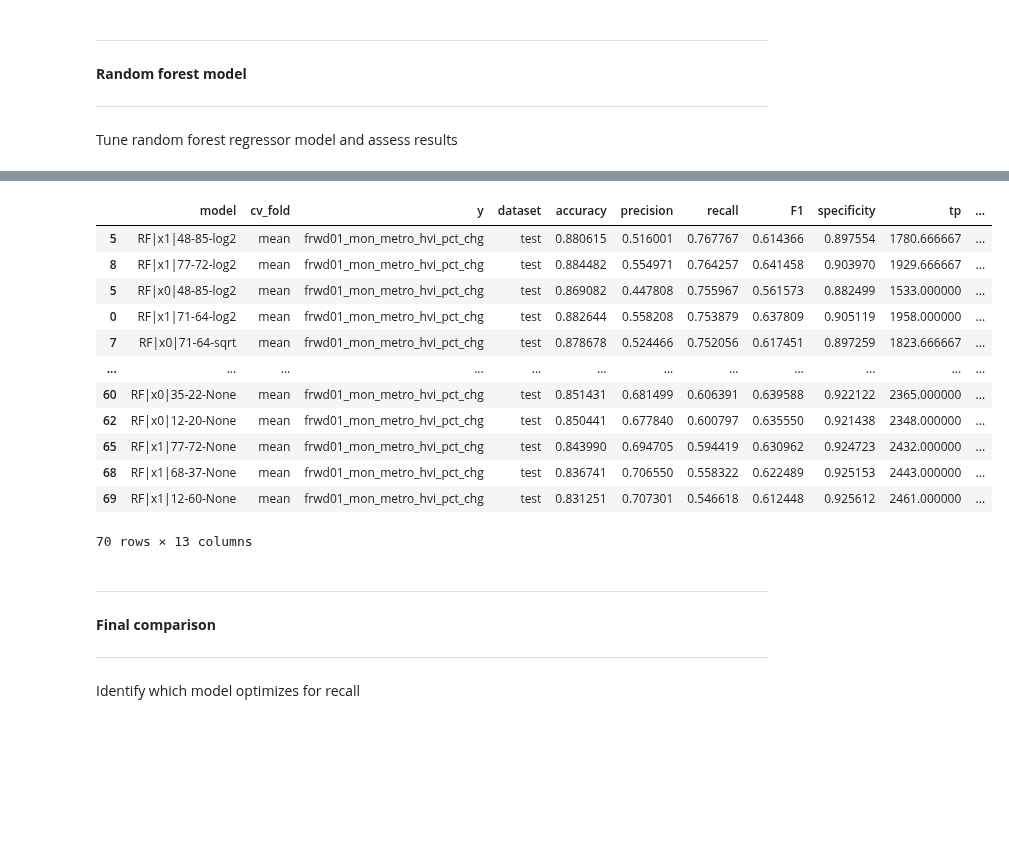
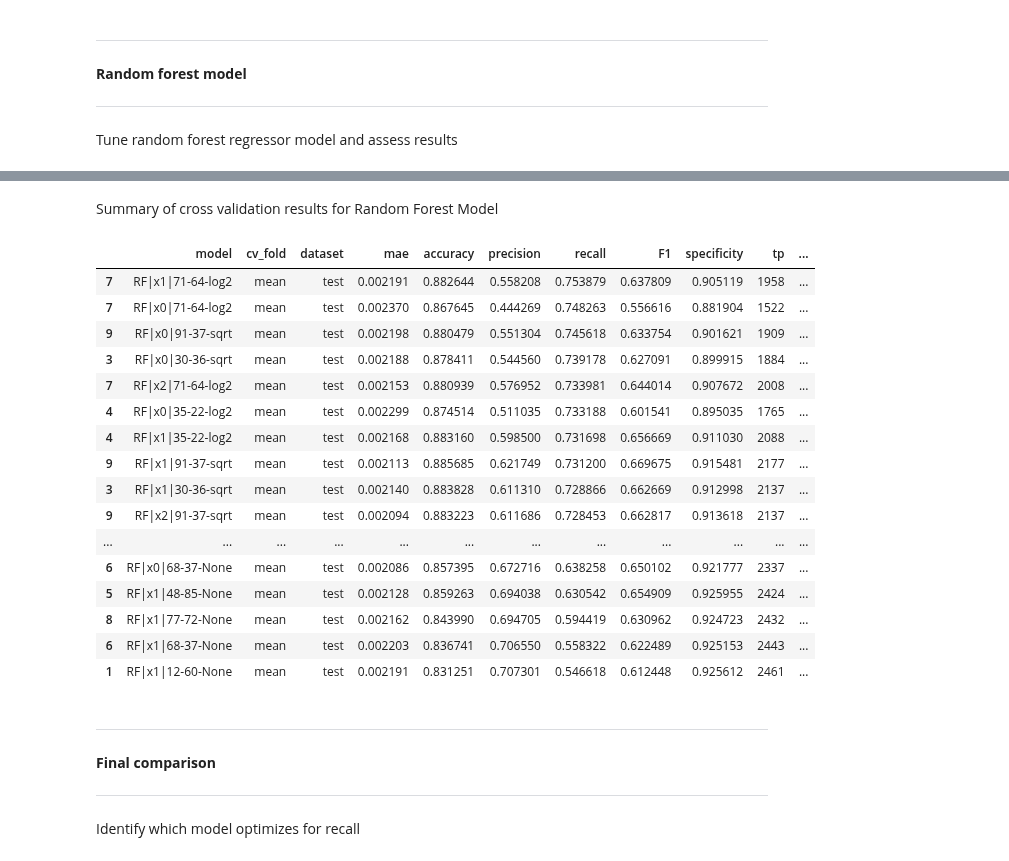
Before and after one commit to boc410/Home-Value-Index-Prediction, a Jupyter notebook: Notebooks/Supervised Learning.ipynb, the cells around one changed output, grey strips where cells are left out. Cells and saved outputs as stored; diff of their text form; code cells hidden in the pictures; blank space fills up the shorter version.

```diff
--- a/Notebooks/Supervised Learning.ipynb
+++ b/Notebooks/Supervised Learning.ipynb
@@ -239,8 +241,8 @@ for i in range(len(cv_folds)):
     #set datasets for cross validation fold
     cv_fold = cv_folds.loc[i]
     fold = cv_fold['fold']
-    train_df = sample_dfs[cv_fold['train_df']]
-    test_df = sample_dfs[cv_fold['test_df']]
+    train_df = sample_dfs[cv_fold['train_df']].dropna(subset=y_var)
+    test_df = sample_dfs[cv_fold['test_df']].dropna(subset=y_var)
 
     #train model
     baseline_y_pred = train_df.groupby('metro_id')[y_var].agg(['mean','median']).reset_index()
@@ -250,12 +252,14 @@ for i in range(len(cv_folds)):
     train_df['y_true'] = np.where(train_df[y_var] >= 0, 0, 1)
     train_df['y_pred'] = np.where(train_df['mean'] >= 0, 0, 1)
     baseline_cm = confusion_matrix_class(confusion_matrix(train_df['y_true'], train_df['y_pred']))
+    train_error = mae(train_df[y_var],train_df['mean'])
 
     new_record = create_results_record(model="baseline_mean",
                                        cv_fold=fold,
                                        y_var=y_var,
                                        dataset="train",
-                                       cm=baseline_cm)
+                                       cm=baseline_cm,
+                                       error=train_error)
     baseline_results_df = pd.concat([baseline_results_df, pd.DataFrame([new_record])], ignore_index=True)
 
     #test model
@@ -263,12 +267,14 @@ for i in range(len(cv_folds)):
     test_df['y_true'] = np.where(test_df[y_var] >= 0, 1, 0)
     test_df['y_pred'] = np.where(test_df['mean'] >= 0, 1, 0)
     baseline_cm = confusion_matrix_class(confusion_matrix(test_df['y_true'], test_df['y_pred']))
+    test_error = mae(test_df[y_var],test_df['mean'])
 
     new_record = create_results_record(model="baseline_mean",
                                        cv_fold=fold,
                                        y_var=y_var,
                                        dataset="test",
-                                       cm=baseline_cm)
+                                       cm=baseline_cm,
+                                       error=test_error)
     baseline_results_df = pd.concat([baseline_results_df, pd.DataFrame([new_record])], ignore_index=True)
 
 
@@ -481,3 +552,4 @@ Execution time: 173.73 seconds
 # %%
-compare_df.sort_values(by=['recall'], ascending=False).head(15)
+compare_df[['tp','fp','fn','tn']] = compare_df[['tp','fp','fn','tn']].astype(int)
+compare_df[compare_df.model.str.contains("HGBR")].sort_values('recall', ascending=False).drop(columns=['y'])
 # %% [output]
@@ -511,12 +584,14 @@ def model_predict(model, results_df, df, set_name, pred_cols, y_var=y_var, m_nam
     df['y_true'] = np.where(df[y_var] >= 0, 1, 0)
     df['y_pred'] = np.where(df['y_pred_pct'] >= 0, 1, 0)
     cm = confusion_matrix_class(confusion_matrix(df['y_true'], df['y_pred']))
+    error = mae(df[y_var], df['y_pred_pct'])
 
     new_record = create_results_record(model=m_name,
                                        cv_fold=fold,
                                        y_var=y_var,
                                        dataset=set_name,
-                                       cm=cm)
+                                       cm=cm,
+                                       error=error)
     results_df = pd.concat([results_df, pd.DataFrame([new_record])], ignore_index=True)
 
     return(results_df)
@@ -575,7 +650,7 @@ random.seed(42)
 k=10
 n_estimators_rdm = np.array(random.choices(range(10,101),k=k))
 min_samples_leaf_rdm = np.array(random.choices(range(20,101),k=k))
-max_features_rdm = np.array(random.choices(['sqrt','log2'],k=k))
+max_features_rdm = np.array(random.choices(['sqrt','log2',None],k=k))
 
 RF_params_df = pd.DataFrame({'n_estimators':n_estimators_rdm,
                              'min_samples_leaf':min_samples_leaf_rdm,
@@ -688,19 +823,26 @@ Execution time: 75.40 seconds
+# %% [markdown]
+Summary of cross validation results for Random Forest Model
 # %%
-compare_df[compare_df.model.str.contains("RF")].sort_values('recall', ascending=False)
+compare_df[['tp','fp','fn','tn']] = compare_df[['tp','fp','fn','tn']].astype(int)
+compare_df[compare_df.model.str.contains("RF")].sort_values('recall', ascending=False).drop(columns=['y'])
 # %% [output]
-|  | model | cv_fold | y | dataset | accuracy | precision | recall | F1 | specificity | tp | ... |
-| 5 | RF|x1|48-85-log2 | mean | frwd01_mon_metro_hvi_pct_chg | test | 0.880615 | 0.516001 | 0.767767 | 0.614366 | 0.897554 | 1780.666667 | ... |
-| 8 | RF|x1|77-72-log2 | mean | frwd01_mon_metro_hvi_pct_chg | test | 0.884482 | 0.554971 | 0.764257 | 0.641458 | 0.903970 | 1929.666667 | ... |
-| 5 | RF|x0|48-85-log2 | mean | frwd01_mon_metro_hvi_pct_chg | test | 0.869082 | 0.447808 | 0.755967 | 0.561573 | 0.882499 | 1533.000000 | ... |
-| 0 | RF|x1|71-64-log2 | mean | frwd01_mon_metro_hvi_pct_chg | test | 0.882644 | 0.558208 | 0.753879 | 0.637809 | 0.905119 | 1958.000000 | ... |
-| 7 | RF|x0|71-64-sqrt | mean | frwd01_mon_metro_hvi_pct_chg | test | 0.878678 | 0.524466 | 0.752056 | 0.617451 | 0.897259 | 1823.666667 | ... |
+|  | model | cv_fold | dataset | mae | accuracy | precision | recall | F1 | specificity | tp | ... |
+| 7 | RF|x1|71-64-log2 | mean | test | 0.002191 | 0.882644 | 0.558208 | 0.753879 | 0.637809 | 0.905119 | 1958 | ... |
+| 7 | RF|x0|71-64-log2 | mean | test | 0.002370 | 0.867645 | 0.444269 | 0.748263 | 0.556616 | 0.881904 | 1522 | ... |
+| 9 | RF|x0|91-37-sqrt | mean | test | 0.002198 | 0.880479 | 0.551304 | 0.745618 | 0.633754 | 0.901621 | 1909 | ... |
+| 3 | RF|x0|30-36-sqrt | mean | test | 0.002188 | 0.878411 | 0.544560 | 0.739178 | 0.627091 | 0.899915 | 1884 | ... |
+| 7 | RF|x2|71-64-log2 | mean | test | 0.002153 | 0.880939 | 0.576952 | 0.733981 | 0.644014 | 0.907672 | 2008 | ... |
+| 4 | RF|x0|35-22-log2 | mean | test | 0.002299 | 0.874514 | 0.511035 | 0.733188 | 0.601541 | 0.895035 | 1765 | ... |
+| 4 | RF|x1|35-22-log2 | mean | test | 0.002168 | 0.883160 | 0.598500 | 0.731698 | 0.656669 | 0.911030 | 2088 | ... |
+| 9 | RF|x1|91-37-sqrt | mean | test | 0.002113 | 0.885685 | 0.621749 | 0.731200 | 0.669675 | 0.915481 | 2177 | ... |
+| 3 | RF|x1|30-36-sqrt | mean | test | 0.002140 | 0.883828 | 0.611310 | 0.728866 | 0.662669 | 0.912998 | 2137 | ... |
+| 9 | RF|x2|91-37-sqrt | mean | test | 0.002094 | 0.883223 | 0.611686 | 0.728453 | 0.662817 | 0.913618 | 2137 | ... |
 | ... | ... | ... | ... | ... | ... | ... | ... | ... | ... | ... | ... |
-| 60 | RF|x0|35-22-None | mean | frwd01_mon_metro_hvi_pct_chg | test | 0.851431 | 0.681499 | 0.606391 | 0.639588 | 0.922122 | 2365.000000 | ... |
-| 62 | RF|x0|12-20-None | mean | frwd01_mon_metro_hvi_pct_chg | test | 0.850441 | 0.677840 | 0.600797 | 0.635550 | 0.921438 | 2348.000000 | ... |
-| 65 | RF|x1|77-72-None | mean | frwd01_mon_metro_hvi_pct_chg | test | 0.843990 | 0.694705 | 0.594419 | 0.630962 | 0.924723 | 2432.000000 | ... |
-| 68 | RF|x1|68-37-None | mean | frwd01_mon_metro_hvi_pct_chg | test | 0.836741 | 0.706550 | 0.558322 | 0.622489 | 0.925153 | 2443.000000 | ... |
-| 69 | RF|x1|12-60-None | mean | frwd01_mon_metro_hvi_pct_chg | test | 0.831251 | 0.707301 | 0.546618 | 0.612448 | 0.925612 | 2461.000000 | ... |
+| 6 | RF|x0|68-37-None | mean | test | 0.002086 | 0.857395 | 0.672716 | 0.638258 | 0.650102 | 0.921777 | 2337 | ... |
+| 5 | RF|x1|48-85-None | mean | test | 0.002128 | 0.859263 | 0.694038 | 0.630542 | 0.654909 | 0.925955 | 2424 | ... |
+| 8 | RF|x1|77-72-None | mean | test | 0.002162 | 0.843990 | 0.694705 | 0.594419 | 0.630962 | 0.924723 | 2432 | ... |
+| 6 | RF|x1|68-37-None | mean | test | 0.002203 | 0.836741 | 0.706550 | 0.558322 | 0.622489 | 0.925153 | 2443 | ... |
+| 1 | RF|x1|12-60-None | mean | test | 0.002191 | 0.831251 | 0.707301 | 0.546618 | 0.612448 | 0.925612 | 2461 | ... |
-70 rows × 13 columns
 # %% [markdown]
 *****
 **Final comparison**
```
Also changed, not shown: parts of 30 cells of this notebook.
